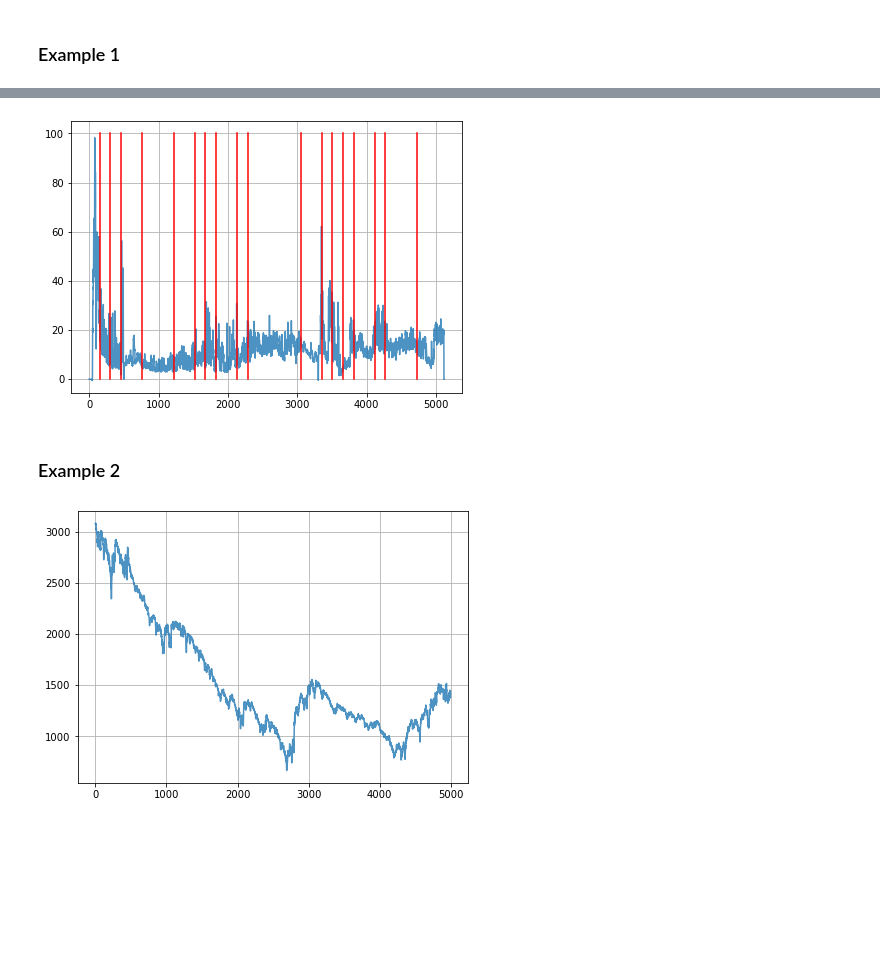
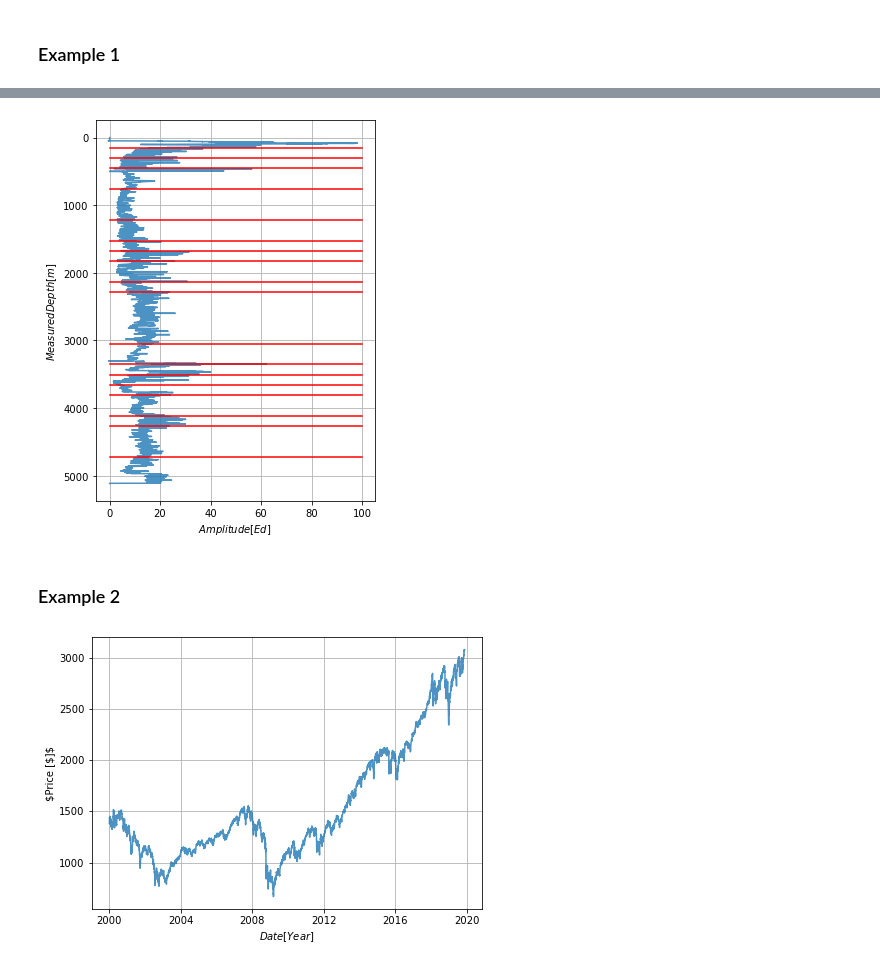
Before and after one commit to Berry-More/GIS-data-detection, a Jupyter notebook: Demonstration.ipynb, the cells around one changed output, grey strips where cells are left out. Cells and saved outputs as stored; diff of their text form; code cells hidden in the pictures; blank space fills up the shorter version.

```diff
--- a/Demonstration.ipynb
+++ b/Demonstration.ipynb
@@ -194,29 +221,42 @@ filter_value = 1000
 
 points11 = get_borders(df['RSN'], step, diff, filter_value)
 # %%
-fig, ax = plt.subplots(figsize=(7, 5))
-plt.plot(df['MD'], df['RSN'], alpha=0.8)
+fig, ax = plt.subplots(figsize=(5, 7))
+plt.plot(df['RSN'], df['MD'], alpha=0.8)
 for i in points11:
-    plt.plot([df['MD'][i], df['MD'][i]], [0, 100], c='r')
+    plt.plot([0, 100], [df['MD'][i], df['MD'][i]], c='r')
 plt.grid()
+plt.xlabel('$Amplitude [Ed]$')
+plt.ylabel('$Measured Depth [m]$')
+ax.invert_yaxis()
 plt.show()
 # %% [output]
-[figure, old version]
+[figure, new version]
 # %% [markdown]
 ### Example 2
 # %%
+from datetime import datetime
+
+
 df = pd.read_csv('data/S&P 500 Historical Data00-20.csv', sep=',')
-data2 = []
+data_oy = []
+data_ox = []
 
-for i in df['Low']:
-    data2.append(float(i.replace(',', '')))
+for i in range(len(df['Low'])):
+    data_oy.append(float(df['Low'][i].replace(',', '')))
+    data_ox.append(datetime.strptime(df['Date'][i], '%m/%d/20%y'))
+
+data_oy = data_oy[::-1]
+data_ox = data_ox[::-1]
 
 fig = plt.figure(figsize=(7, 5))
-plt.plot(data2, alpha=0.8)
+plt.plot(data_ox, data_oy, alpha=0.8)
+plt.xlabel('$Date [Year]$')
+plt.ylabel('$Price [$]$')
 plt.grid()
 fig.show()
 # %% [output]
-[figure, old version]
+[figure, new version]
 # %%
 step = 100  # шаг по массиву
 diff = 20
```
Also changed, not shown: parts of 15 cells of this notebook.
